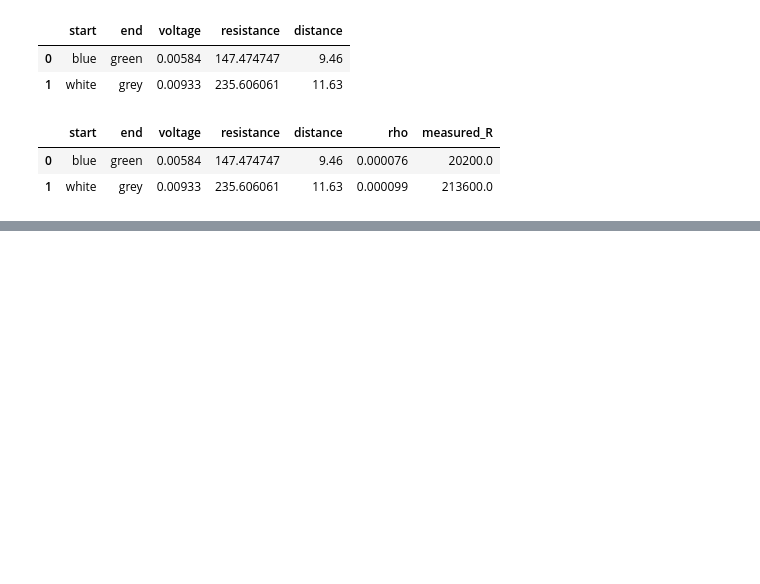
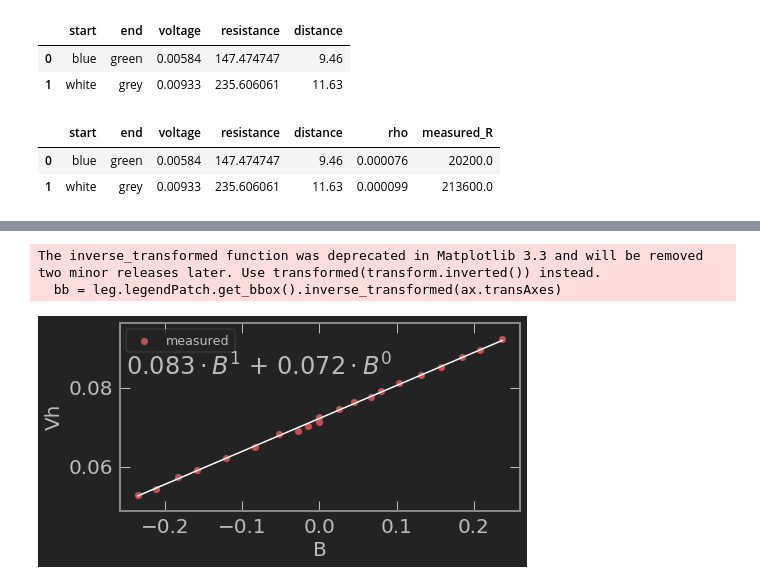
Before and after one commit to trevorm4x/APL-fuel-first, a Jupyter notebook: Lab/Lab2/APL_2_cell.ipynb, the cells around one changed output, grey strips where cells are left out. Saved outputs shown, nothing was run; the diff lists cells and outputs as text; code cells hidden in the pictures; blank space fills up the shorter version.

```diff
--- a/Lab/Lab2/APL_2_cell.ipynb
+++ b/Lab/Lab2/APL_2_cell.ipynb
@@ -281,0 +292,4 @@ fourwire
+# %%
+alpha, beta = data.iloc[3, -2:]
+data = data.iloc[:,1:3]
+data
@@ -281,0 +391,3 @@ fourwire
+# %%
+voltages.insert(3, 'B', alpha*voltages.Im)
+voltages
@@ -281,0 +414,7 @@ fourwire
+# %%
+my_graph(voltages['B'], voltages['Vh'],
+         'linear', 'linear', 'B', 'Vh', 'l2_d_4b', '', 1)
+# %% [output]
+The inverse_transformed function was deprecated in Matplotlib 3.3 and will be removed two minor releases later. Use transformed(transform.inverted()) instead.
+  bb = leg.legendPatch.get_bbox().inverse_transformed(ax.transAxes)
+[figure, added]
```
Also changed, not shown: parts of 39 cells of this notebook, 10 other files.
